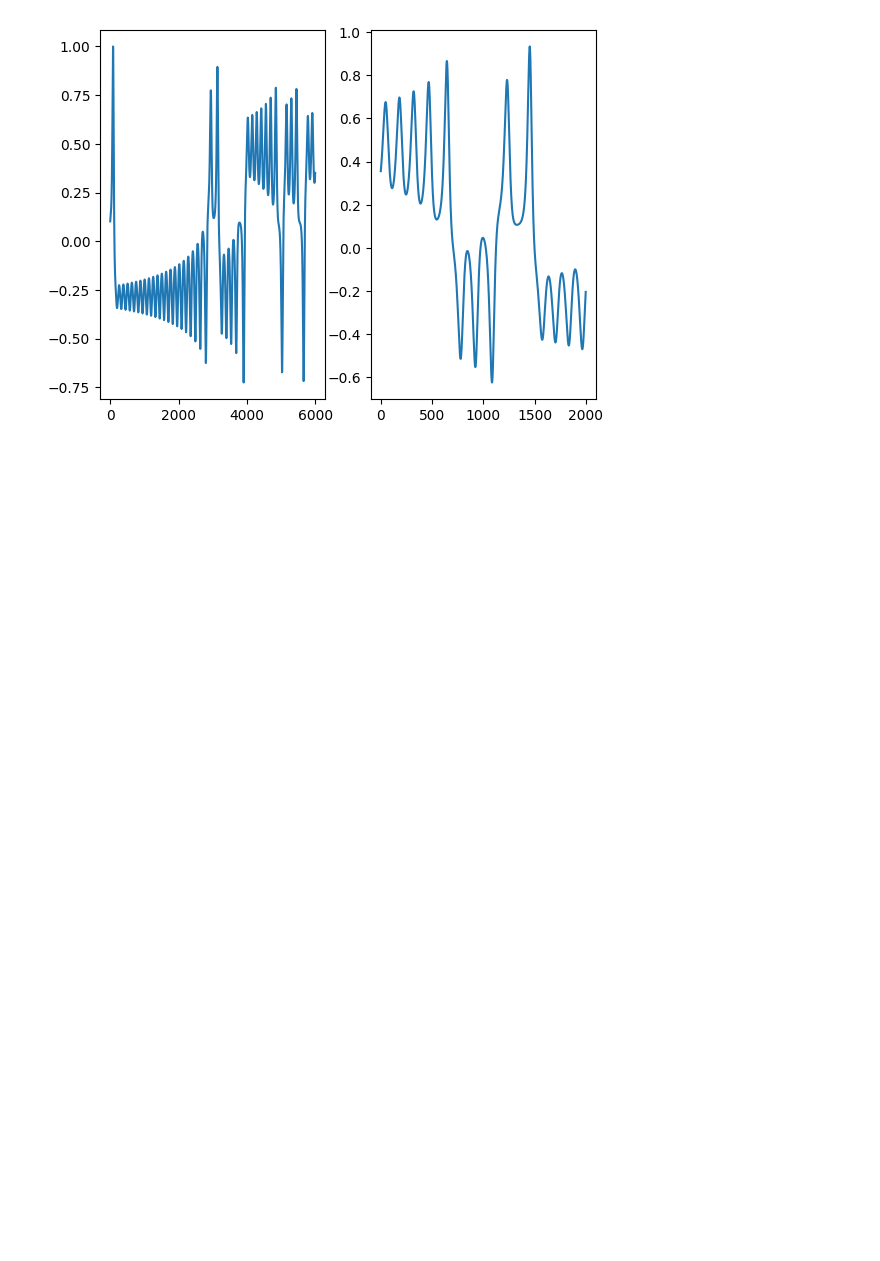
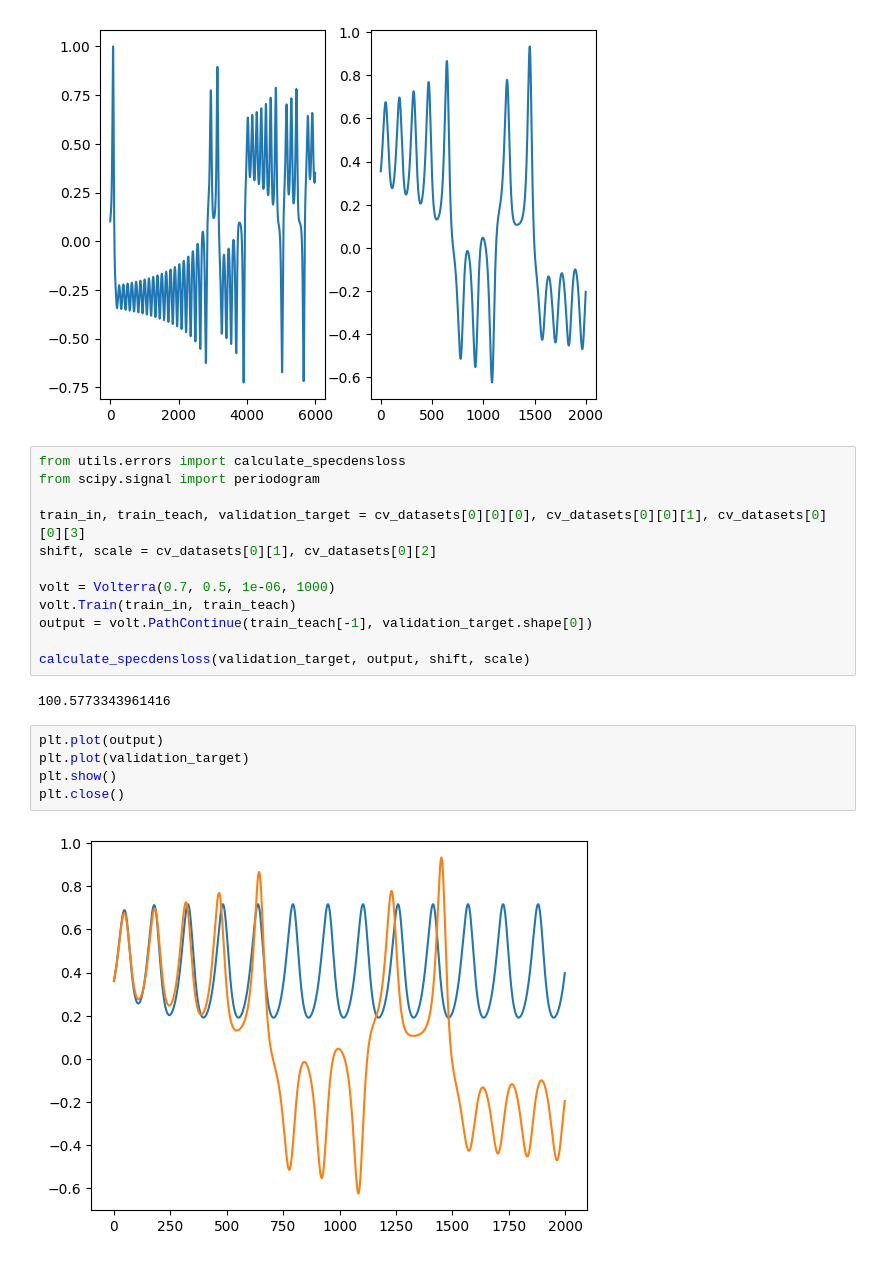
Before and after one commit to Learning-of-Dynamic-Processes/kernelngrcvolterra, a Jupyter notebook: lorenz_cv_checking_data.ipynb, the cells around one changed output. Drawn from its saved outputs; the diff is of its cells as text; blank space fills up the shorter version.

```diff
--- a/lorenz_cv_checking_data.ipynb
+++ b/lorenz_cv_checking_data.ipynb
@@ -53,3 +62,24 @@ for i in range(len(cv_datasets)):
     plt.close()
 # %% [output]
 [figure]
+# %%
+from utils.errors import calculate_specdensloss
+from scipy.signal import periodogram
+
+train_in, train_teach, validation_target = cv_datasets[0][0][0], cv_datasets[0][0][1], cv_datasets[0][0][3]
+shift, scale = cv_datasets[0][1], cv_datasets[0][2]
+
+volt = Volterra(0.7, 0.5, 1e-06, 1000)
+volt.Train(train_in, train_teach)
+output = volt.PathContinue(train_teach[-1], validation_target.shape[0])
+
+calculate_specdensloss(validation_target, output, shift, scale)
+# %% [output]
+100.5773343961416
+# %%
+plt.plot(output)
+plt.plot(validation_target)
+plt.show()
+plt.close()
+# %% [output]
+[figure, added]
```
Also changed, not shown: parts of 3 cells of this notebook, 22 other files.
